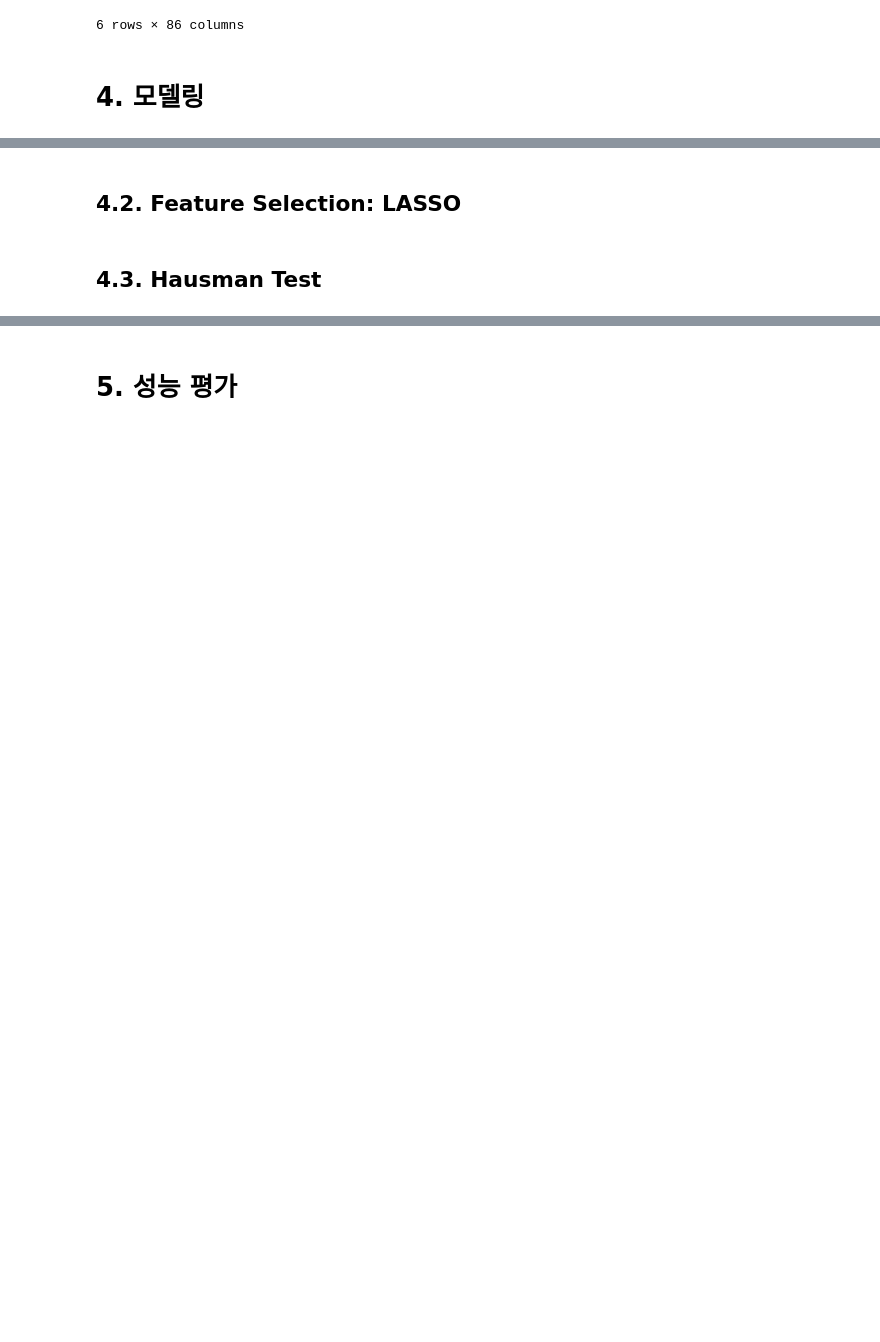
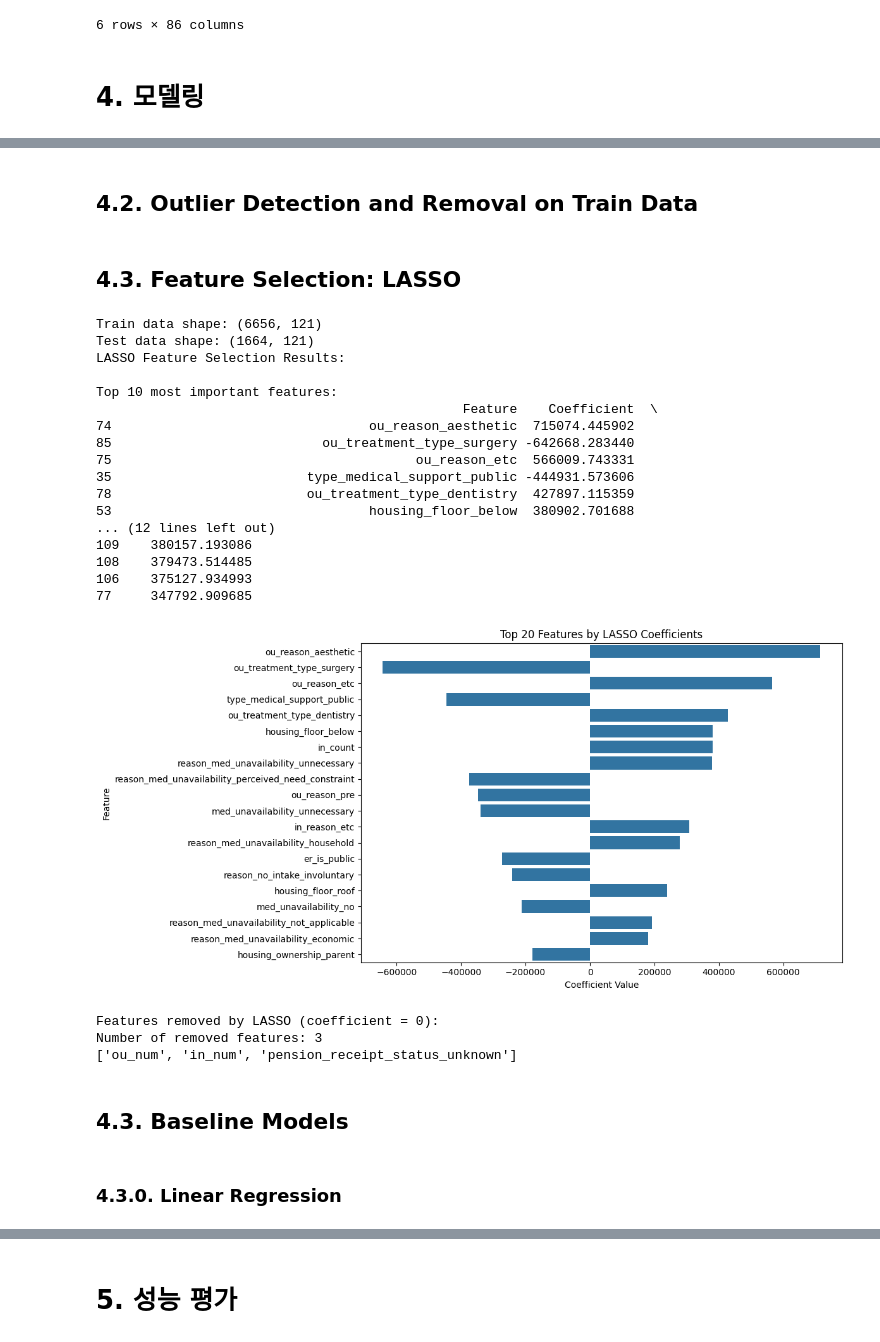
Before and after one commit to hyun-ko-DS/MedExpensePrediction, a Jupyter notebook: main.ipynb, the cells around one changed output, grey strips where cells are left out. Cells and saved outputs as stored; diff of their text form; code cells hidden in the pictures; blank space fills up the shorter version.

Commit message:
Uploaded upto baesline modeling 0528

```diff
--- a/main.ipynb
+++ b/main.ipynb
@@ -288,7 +306,10 @@ final_df_ind = rename_df(final_df_ind, rename_dict_ind)
 final_df_ind['education_level'] = (final_df_ind['education_level'] // 10).astype('int') # 0 = 미취학, 무학 / 1 = 초졸 / 2 = 중졸 / 3 = 고졸 / 4 = 대졸 / 5 = 대학원 졸
 final_df_ind['medical_expense'] = final_df_ind['medical_expense'].astype('int')
 final_df_ind['has_disability'] = final_df_ind['has_disability'].apply(lambda x: 0 if x < 0 else x) # 장애 없을 경우 = 0, 있을 경우 장애 등급
+final_df_ind['worker_comp_insurance'] = final_df_ind['worker_comp_insurance'].apply(lambda x: -1 if x < 0 else x)
 final_df_ind = calculate_num_years(final_df_ind, ['age', 'num_years_since_med_pension'])
+final_df_ind['age'] = final_df_ind['age'].apply(lambda x: -1 if x < 0 else x)
+final_df_ind['num_years_since_med_pension'] = final_df_ind['num_years_since_med_pension'].apply(lambda x: -1 if x < 0 else x)
 # final_df_ind.head()
 # %%
 # STEP 5: 원핫 인코딩
@@ -963,6 +984,7 @@ final_df_in = rename_df(final_df_in, rename_dict_in)
 # %%
 # STEP 4: 특정 컬럼 별 세부 처리
 final_df_in['in_is_public'] = final_df_in['in_is_public'].apply(lambda x: 0 if x == 2 else x)
+final_df_in['in_tot_expense'] = final_df_in['in_tot_expense'].apply(lambda x: 0 if x < 0 else x)
 # %%
 # STEP 5: 원핫 인코딩
 onehot_columns = final_df_in.select_dtypes(include=['object', 'category']).columns
@@ -1506,0 +1591,3 @@ nominal_results
+# %%
+train, test = train_test_split_by_year(df_final)
+train.head()
@@ -1506,0 +1630,2 @@ nominal_results
+# %% [markdown]
+## 4.2. Outlier Detection and Removal on Train Data
@@ -1507,2 +1727,62 @@ nominal_results
 # %% [markdown]
-## 4.2. Feature Selection: LASSO
+## 4.3. Feature Selection: LASSO
+# %%
+X_train, X_test, y_train, y_test = X_y_split_by_year(train, test, 'medical_expense', is_panel = False)
+
+# LASSO 모델 학습
+lasso = Lasso(alpha=0.01)  # alpha 값은 조정 가능
+lasso.fit(X_train, y_train)
+
+# 특성 중요도 계산
+feature_importance = pd.DataFrame({
+    'Feature': X_train.columns,
+    'Coefficient': lasso.coef_
+})
+
+# 계수 절대값 기준으로 정렬
+feature_importance['Abs_Coefficient'] = abs(feature_importance['Coefficient'])
+feature_importance = feature_importance.sort_values('Abs_Coefficient', ascending=False)
+
+# 결과 출력
+print("LASSO Feature Selection Results:")
+print("\nTop 10 most important features:")
+print(feature_importance.head(10))
+
+# 시각화
+plt.figure(figsize=(12, 6))
+sns.barplot(data=feature_importance.head(20),
+            x='Coefficient',
+            y='Feature')
+plt.title('Top 20 Features by LASSO Coefficients')
+plt.xlabel('Coefficient Value')
+plt.ylabel('Feature')
+plt.tight_layout()
+plt.show()
+
+# 제거된 특성 확인 (계수가 0인 특성)
+zero_features = feature_importance[feature_importance['Coefficient'] == 0]
+print("\nFeatures removed by LASSO (coefficient = 0):")
+print(f"Number of removed features: {len(zero_features)}")
+print(zero_features['Feature'].tolist())
+# %% [output]
+Train data shape: (6656, 121)
+Test data shape: (1664, 121)
+LASSO Feature Selection Results:
+
+Top 10 most important features:
+                                               Feature    Coefficient  \
+74                                 ou_reason_aesthetic  715074.445902
+85                           ou_treatment_type_surgery -642668.283440
+75                                       ou_reason_etc  566009.743331
+35                         type_medical_support_public -444931.573606
+78                         ou_treatment_type_dentistry  427897.115359
+53                                 housing_floor_below  380902.701688
+... (12 lines left out)
+109    380157.193086
+108    379473.514485
+106    375127.934993
+77     347792.909685
+[figure, added]
+Features removed by LASSO (coefficient = 0):
+Number of removed features: 3
+['ou_num', 'in_num', 'pension_receipt_status_unknown']
@@ -1509,2 +1793,4 @@ nominal_results
 # %% [markdown]
-## 4.3. Hausman Test
+## 4.3. Baseline Models
+# %% [markdown]
+### 4.3.0. Linear Regression
```
Also changed, not shown: parts of 40 cells of this notebook, 9 other files.
